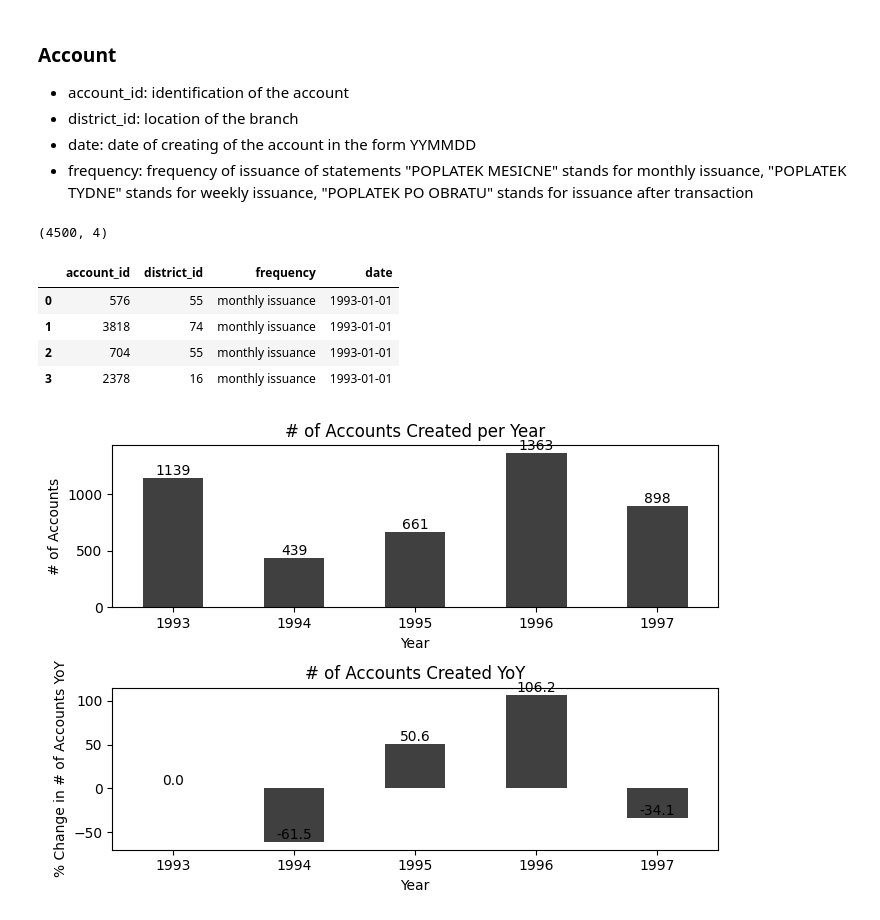
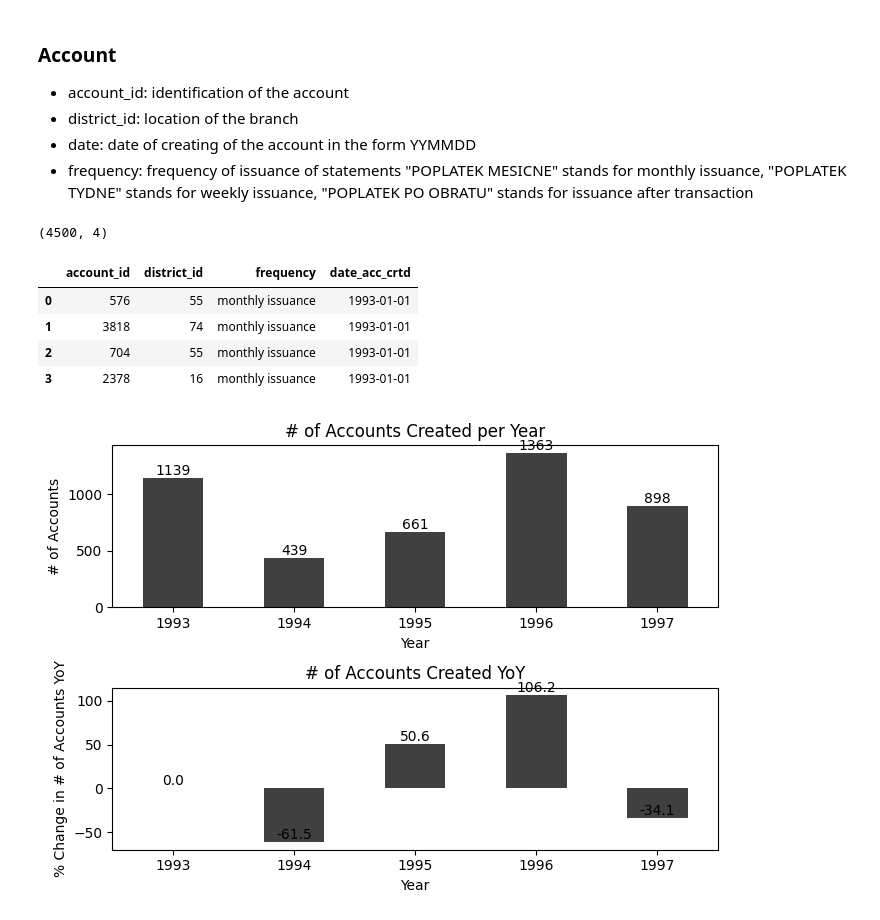
Before and after one commit to Nik8x/Anti_money_Laundering, a Jupyter notebook: Financial_Transactions_Data_Analysis.ipynb, the cells around one changed output. Drawn from its saved outputs; the diff is of its cells as text; code cells hidden in the pictures.

```diff
--- a/Financial_Transactions_Data_Analysis.ipynb
+++ b/Financial_Transactions_Data_Analysis.ipynb
@@ -111,20 +111,21 @@ Shape of ** trans ** dataframe is:  (1056320, 11)
 *   frequency:	frequency of issuance of statements	"POPLATEK MESICNE" stands for monthly issuance, "POPLATEK TYDNE" stands for weekly issuance, "POPLATEK PO OBRATU" stands for issuance after transaction
 # %%
 # convert account date into datetime formatfrom yymmdd format
-account['date'] = pd.to_datetime(account['date'], format = '%y%m%d')
+account.rename(columns = {'date' : 'date_acc_crtd'}, inplace = True)
+account['date_acc_crtd'] = pd.to_datetime(account['date_acc_crtd'], format = '%y%m%d')
 
 # change codes to text
 account['frequency'] = account['frequency'].replace({
     "POPLATEK MESICNE": "monthly issuance",
     "POPLATEK TYDNE": "weekly issuance",
     "POPLATEK PO OBRATU": "issuance after transaction"
 })
 
 print(account.shape)
 account[:4]
 # %% [output]
 (4500, 4)
-|  | account_id | district_id | frequency | date |
+|  | account_id | district_id | frequency | date_acc_crtd |
 | 0 | 576 | 55 | monthly issuance | 1993-01-01 |
 | 1 | 3818 | 74 | monthly issuance | 1993-01-01 |
 | 2 | 704 | 55 | monthly issuance | 1993-01-01 |
```
Also changed, not shown: parts of 22 cells of this notebook.
